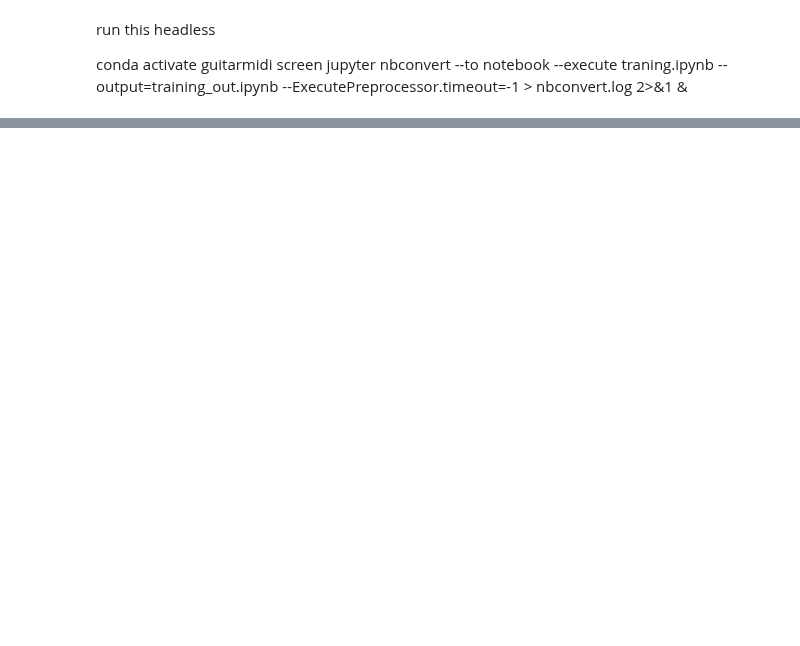
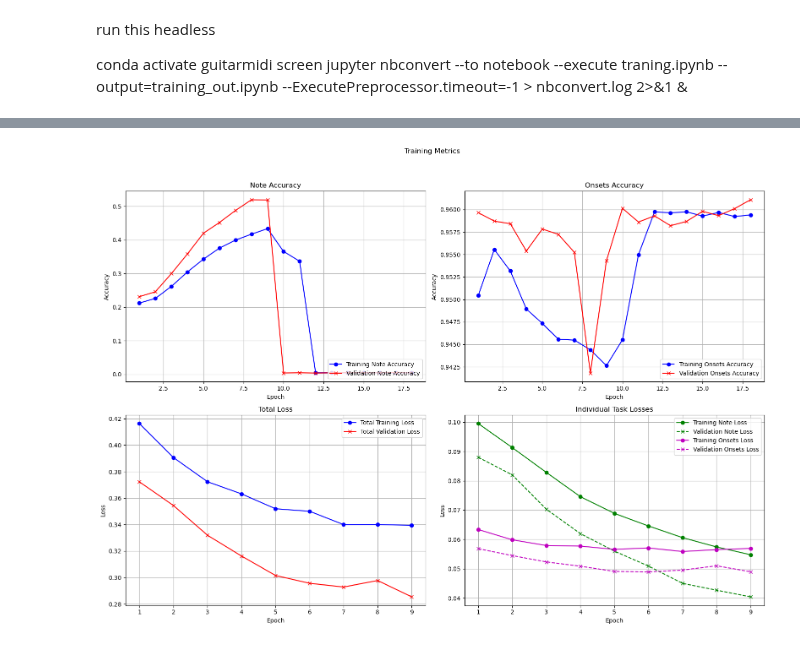
Before and after one commit to geraldmwangi/GuitarMidi-LV2, a Jupyter notebook: python/neuralnetmodelling/traning.ipynb, the cells around one changed output, grey strips where cells are left out. Drawn from its saved outputs; the diff is of its cells as text; code cells hidden in the pictures; blank space fills up the shorter version.

```diff
--- a/python/neuralnetmodelling/traning.ipynb
+++ b/python/neuralnetmodelling/traning.ipynb
@@ -370,2 +392,52 @@ Epoch 4/100
+# %%
+import matplotlib.pyplot as plt
+
+epochs = range(1, len(history_cnn.history['loss']) + 1)
+
+fig, axes = plt.subplots(2, 2, figsize=(16, 12))
+fig.suptitle("Training Metrics")
+
+# Note Accuracy
+axes[0, 0].plot(epochs, history_cnn.history['note_output_accuracy'], 'b-o', label='Training Note Accuracy')
+axes[0, 0].plot(epochs, history_cnn.history['val_note_output_accuracy'], 'r-x', label='Validation Note Accuracy')
+axes[0, 0].set_title('Note Accuracy')
+axes[0, 0].set_xlabel('Epoch')
+axes[0, 0].set_ylabel('Accuracy')
+axes[0, 0].grid(True)
+axes[0, 0].legend(loc='lower right')
+
+# Onsets Accuracy
+axes[0, 1].plot(epochs, history_cnn.history['onsets_output_accuracy'], 'b-o', label='Training Onsets Accuracy')
+axes[0, 1].plot(epochs, history_cnn.history['val_onsets_output_accuracy'], 'r-x', label='Validation Onsets Accuracy')
+axes[0, 1].set_title('Onsets Accuracy')
+axes[0, 1].set_xlabel('Epoch')
+axes[0, 1].set_ylabel('Accuracy')
+axes[0, 1].grid(True)
+axes[0, 1].legend(loc='lower right')
+
+# Total Loss
+axes[1, 0].plot(epochs, history_cnn.history['loss'], 'b-o', label='Total Training Loss')
+axes[1, 0].plot(epochs, history_cnn.history['val_loss'], 'r-x', label='Total Validation Loss')
+axes[1, 0].set_title('Total Loss')
+axes[1, 0].set_xlabel('Epoch')
+axes[1, 0].set_ylabel('Loss')
+axes[1, 0].grid(True)
+axes[1, 0].legend(loc='upper right')
+
+# Individual Losses
+axes[1, 1].plot(epochs, history_cnn.history['note_output_loss'], 'g-o', label='Training Note Loss')
+axes[1, 1].plot(epochs, history_cnn.history['val_note_output_loss'], 'g--x', label='Validation Note Loss')
+axes[1, 1].plot(epochs, history_cnn.history['onsets_output_loss'], 'm-o', label='Training Onsets Loss')
+axes[1, 1].plot(epochs, history_cnn.history['val_onsets_output_loss'], 'm--x', label='Validation Onsets Loss')
+axes[1, 1].set_title('Individual Task Losses')
+axes[1, 1].set_xlabel('Epoch')
+axes[1, 1].set_ylabel('Loss')
+axes[1, 1].grid(True)
+axes[1, 1].legend(loc='upper right')
+
+plt.tight_layout(rect=[0, 0.03, 1, 0.95])
+plt.show()
+# %% [output]
+[figure, added]
 # %%
 cnn_model.save_weights('guitarmidi-40-dropout.weights.h5')
```
Also changed, not shown: parts of 1 cell of this notebook, 5 other files.
